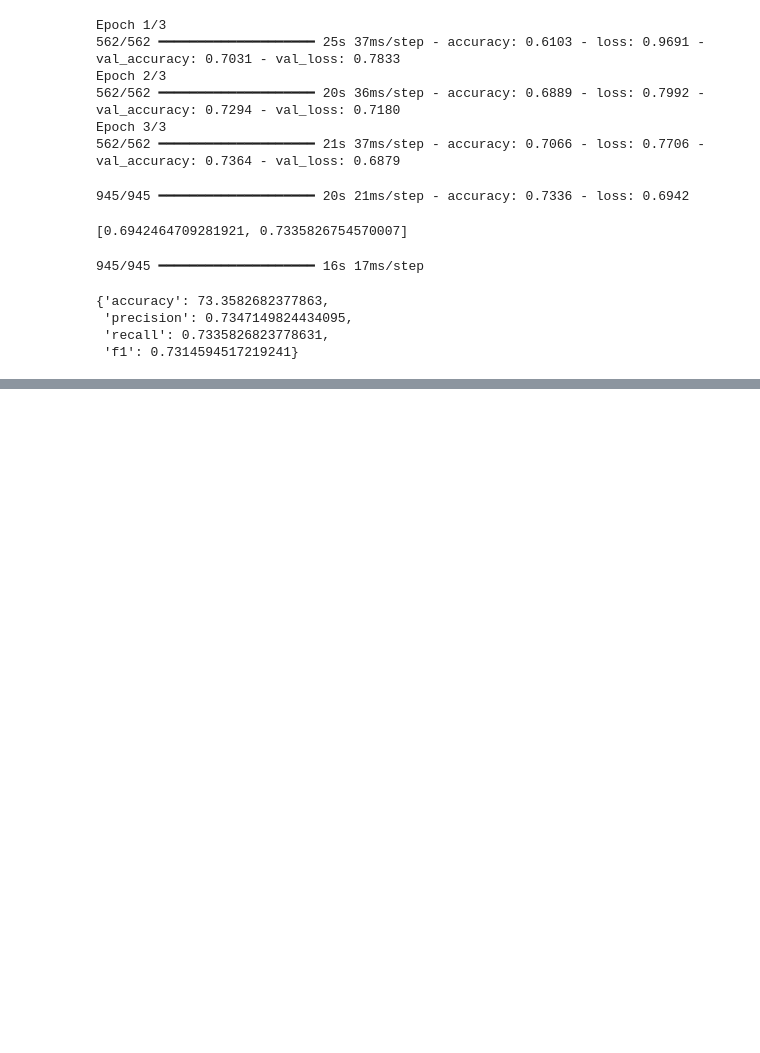
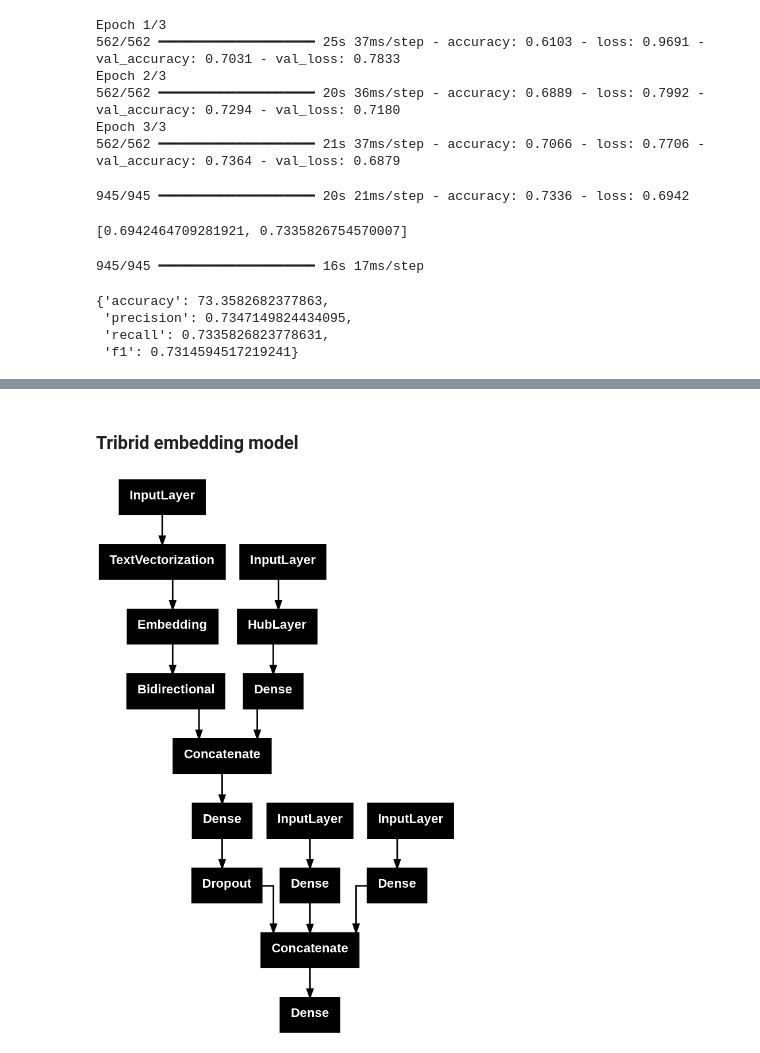
Before and after one commit to Ayu-sshhhhh/SkimLit, a Jupyter notebook: SkimLit.ipynb, the cells around one changed output, grey strips where cells are left out. Cells and saved outputs as stored; diff of their text form; code cells hidden in the pictures; blank space fills up the shorter version.

Commit message:
Model 5 : Transfer Learning + pretrained token embeddings + char embeddings + positional embeddings

```diff
--- a/SkimLit.ipynb
+++ b/SkimLit.ipynb
@@ -883,0 +900,2 @@ model_4_results
+# %% [markdown]
+### Tribrid embedding model
@@ -883,0 +969,5 @@ model_4_results
+# %%
+from tensorflow.keras.utils import plot_model
+plot_model(model_5)
+# %% [output]
+[figure, added]
```
Also changed, not shown: parts of 11 cells of this notebook.
